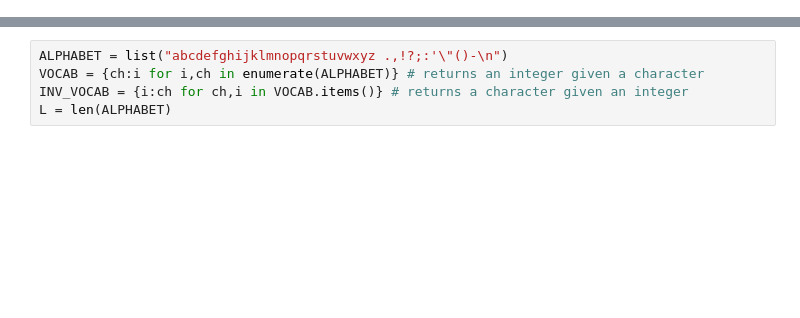
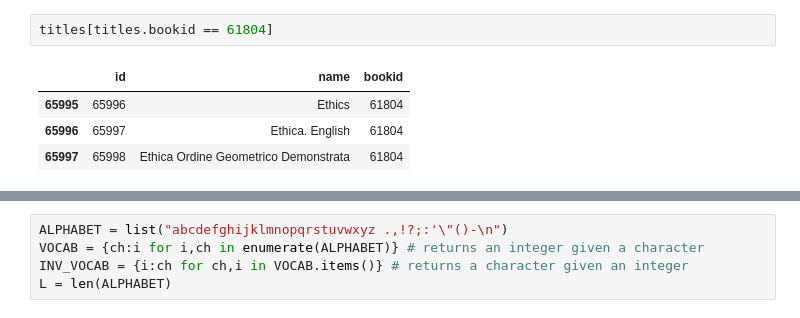
Before and after one commit to ethan-leitch/Socrates_AI, a Jupyter notebook: notebooks/pre_processing.ipynb, the cells around one changed output, grey strips where cells are left out. Cells and saved outputs as stored; diff of their text form; blank space fills up the shorter version.

```diff
--- a/notebooks/pre_processing.ipynb
+++ b/notebooks/pre_processing.ipynb
@@ -6,0 +209,7 @@ import os
+# %%
+titles[titles.bookid == 61804]
+# %% [output]
+|  | id | name | bookid |
+| 65995 | 65996 | Ethics | 61804 |
+| 65996 | 65997 | Ethica. English | 61804 |
+| 65997 | 65998 | Ethica Ordine Geometrico Demonstrata | 61804 |
```
Also changed, not shown: parts of 32 cells of this notebook.
